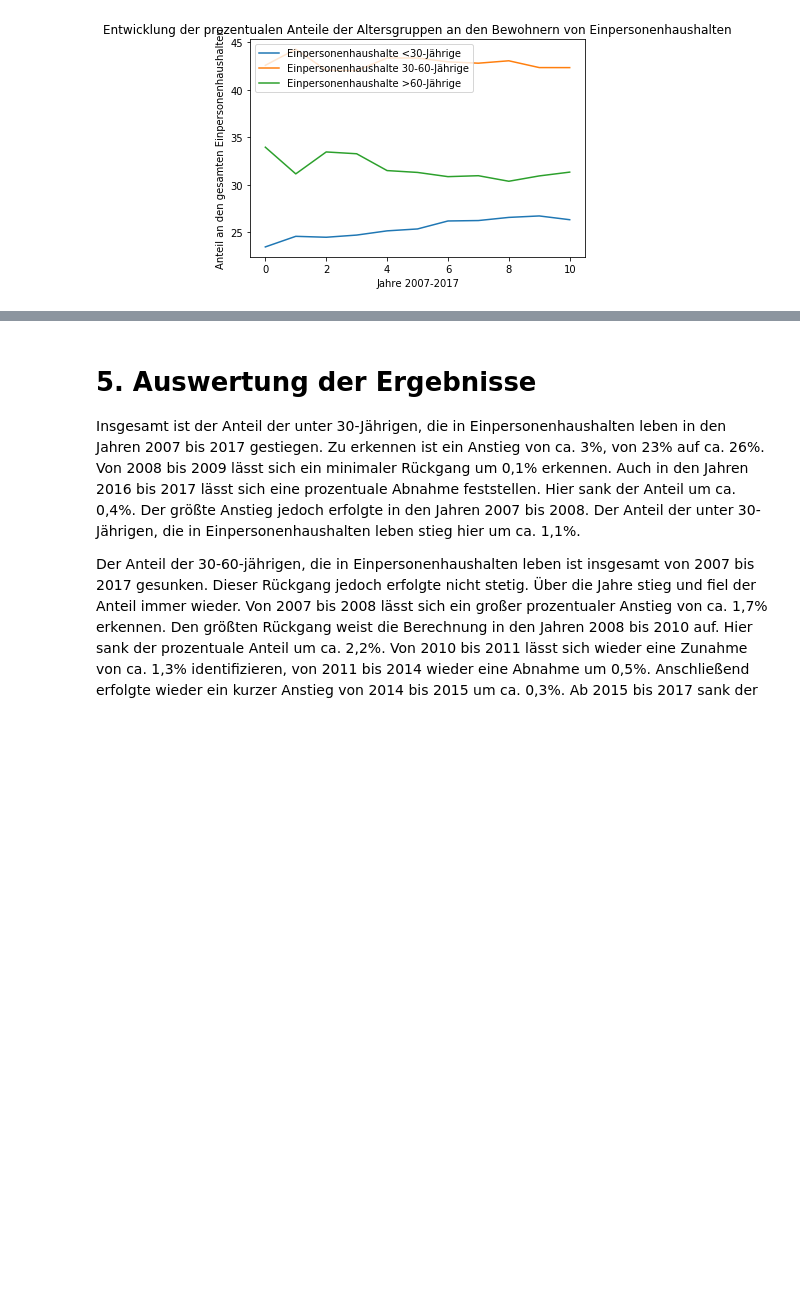
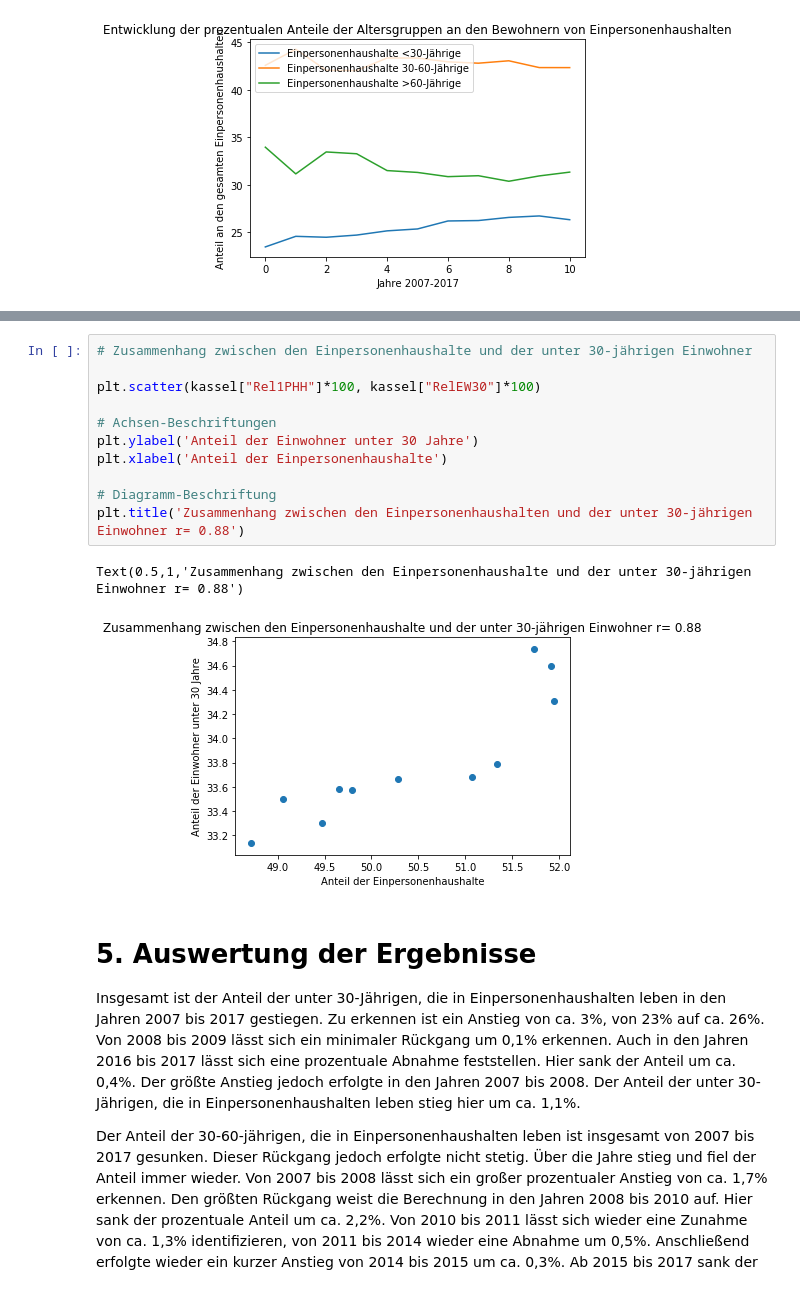
Before and after one commit to tschroeder10961/datascience-urban-segregation, a Jupyter notebook: GruppeD/DatenanalyseKassel_190115.ipynb, the cells around one changed output, grey strips where cells are left out. Saved outputs shown, nothing was run; the diff lists cells and outputs as text; blank space fills up the shorter version.

```diff
--- a/GruppeD/DatenanalyseKassel_190115.ipynb
+++ b/GruppeD/DatenanalyseKassel_190115.ipynb
@@ -435,3 +466,17 @@ plt.show()
+# %%
+# Zusammenhang zwischen den Einpersonenhaushalte und der unter 30-jährigen Einwohner
+
+plt.scatter(kassel["Rel1PHH"]*100, kassel["RelEW30"]*100)
+
+# Achsen-Beschriftungen
+plt.ylabel('Anteil der Einwohner unter 30 Jahre')
+plt.xlabel('Anteil der Einpersonenhaushalte')
+
+# Diagramm-Beschriftung
+plt.title('Zusammenhang zwischen den Einpersonenhaushalten und der unter 30-jährigen Einwohner r= 0.88')
+# %% [output]
+Text(0.5,1,'Zusammenhang zwischen den Einpersonenhaushalte und der unter 30-jährigen Einwohner r= 0.88')
+[figure, added]
 # %% [markdown]
 # 5. Auswertung der Ergebnisse
 
```
Also changed, not shown: parts of 5 cells of this notebook.
